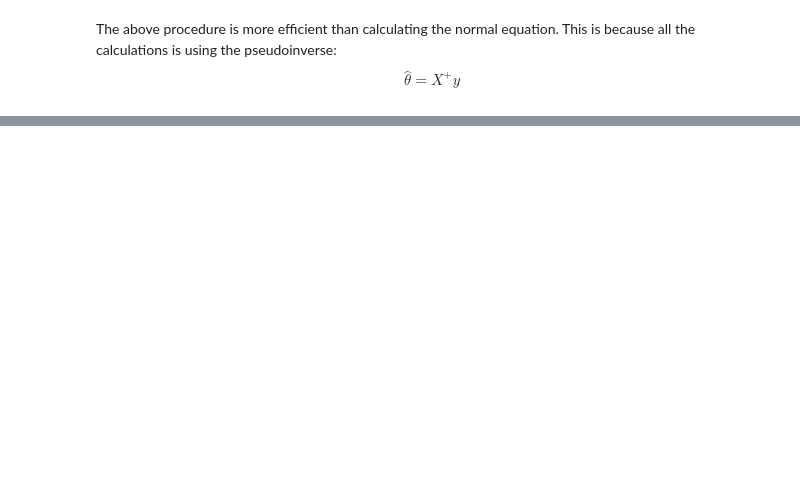
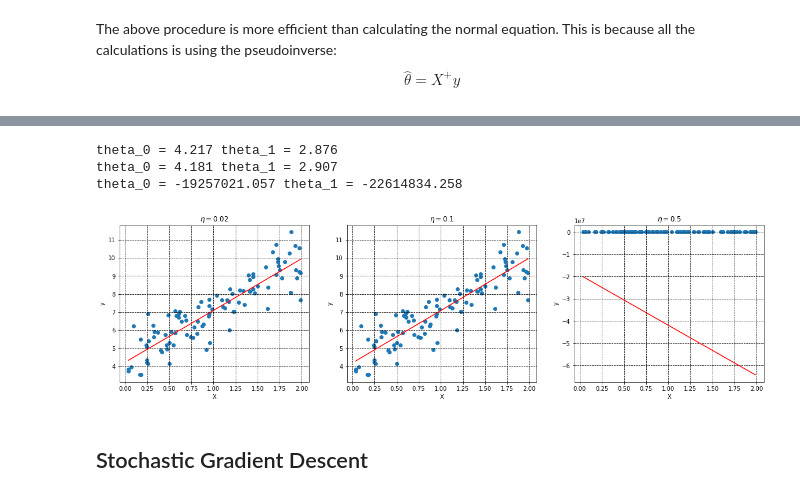
Before and after one commit to Pedrofran682/ML_projects, a Jupyter notebook: under_the_hood/Under_the_hood.ipynb, the cells around one changed output, grey strips where cells are left out. Saved outputs shown, nothing was run; the diff lists cells and outputs as text; code cells hidden in the pictures; blank space fills up the shorter version.

Commit message:
Batch Gradient Descent example

```diff
--- a/under_the_hood/Under_the_hood.ipynb
+++ b/under_the_hood/Under_the_hood.ipynb
@@ -98,0 +121,72 @@ $$ \hat{\theta} = X^{+}y$$
+# %%
+def Example_Batch_Gradient_Descent(features: float, label: float, learning_rate: float, n_iterations: int):
+
+    m = len(features)
+    theta = np.random.randn(2, 1) # random initialization
+
+    for interation in range(n_iterations):
+        gradients = 2 / m * features.T.dot(features.dot(theta) - label)
+        theta = theta - learning_rate * gradients
+
+    return theta
+
+def X_features_y_label(theta_best, features):
+    X_new = np.array([[np.min(features)], [np.max(features)]])
+    X_new_b = np.c_[np.ones((2, 1)), X_new]
+    y_predict = X_new_b.dot(theta_best)
+
+    return X_new, y_predict
+# %%
+eta_0 = 0.02
+eta_1 = 0.1
+eta_2 = 0.5
+iteratios = 100
+
+theta_0 = Example_Batch_Gradient_Descent(X_b, y, eta_0, iteratios)
+theta_1 = Example_Batch_Gradient_Descent(X_b, y, eta_1, iteratios)
+theta_2 = Example_Batch_Gradient_Descent(X_b, y, eta_2, iteratios)
+
+X_y_0 = X_features_y_label(theta_0, X)
+X_y_1 = X_features_y_label(theta_1, X)
+X_y_2 = X_features_y_label(theta_2, X)
+
+fig, ax = plt.subplots(1, 3, figsize=(20,5))
+
+grid_color = "Black"
+grid_line = "--"
+ax[0].grid(c=grid_color, ls=grid_line)
+ax[1].grid(c=grid_color, ls=grid_line)
+ax[2].grid(c=grid_color, ls=grid_line)
+
+ax[0].scatter(X, y)
+ax[1].scatter(X, y)
+ax[2].scatter(X, y)
+
+ax[0].plot(X_y_0[0], X_y_0[1], c="Red")
+ax[1].plot(X_y_1[0], X_y_1[1], c="Red")
+ax[2].plot(X_y_2[0], X_y_2[1], c="Red")
+
+ax[0].set_title("$\eta = $" + f"{eta_0}")
+ax[1].set_title("$\eta = $" + f"{eta_1}")
+ax[2].set_title("$\eta = $" + f"{eta_2}")
+
+ax[0].set_xlabel("X")
+ax[1].set_xlabel("X")
+ax[2].set_xlabel("X")
+
+ax[0].set_ylabel("y")
+ax[1].set_ylabel("y")
+ax[2].set_ylabel("y")
+
+print(f"theta_0 = {theta_0[0][0]:.3f}\ttheta_1 = {theta_0[1][0]:.3f}")
+print(f"theta_0 = {theta_1[0][0]:.3f}\ttheta_1 = {theta_1[1][0]:.3f}")
+print(f"theta_0 = {theta_2[0][0]:.3f}\ttheta_1 = {theta_2[1][0]:.3f}")
+
+plt.show()
+# %% [output]
+theta_0 = 4.217 theta_1 = 2.876
+theta_0 = 4.181 theta_1 = 2.907
+theta_0 = -19257021.057 theta_1 = -22614834.258
+[figure, added]
+# %% [markdown]
+## Stochastic Gradient Descent
```
Also changed, not shown: parts of 8 cells of this notebook.
